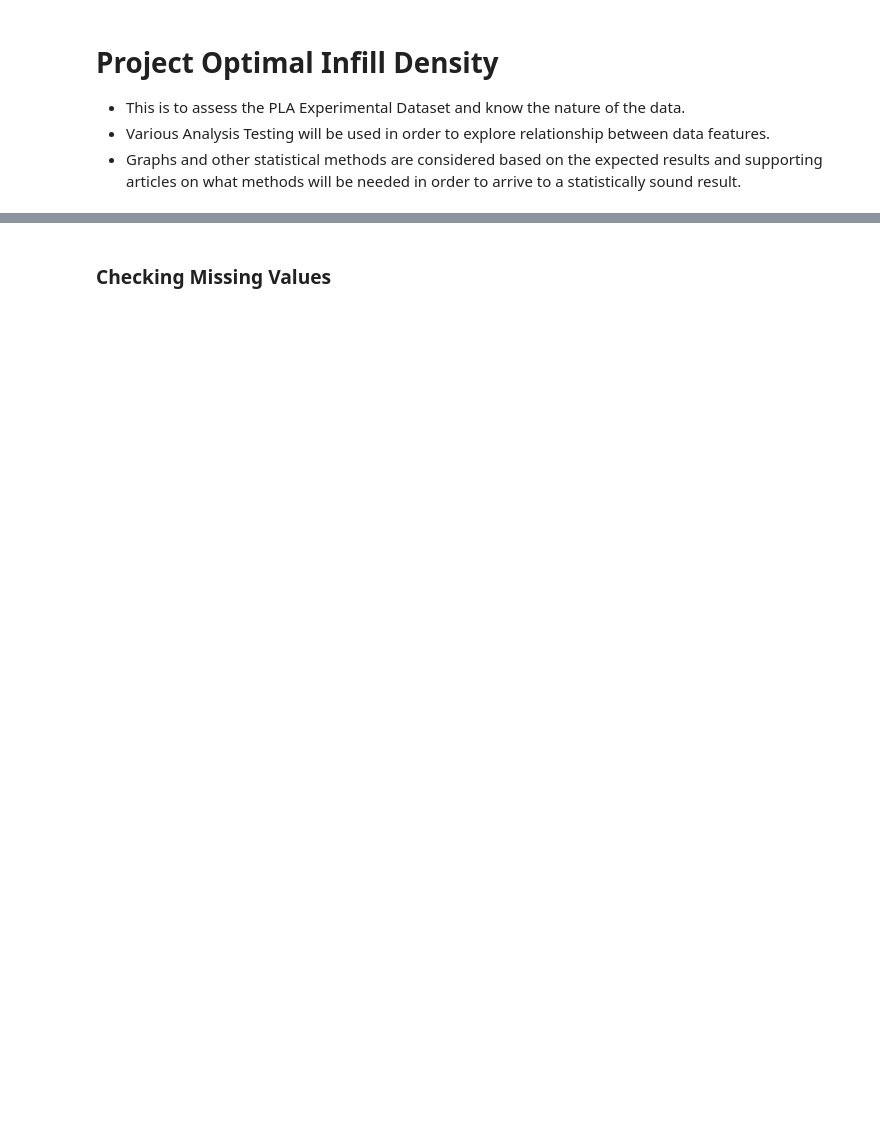
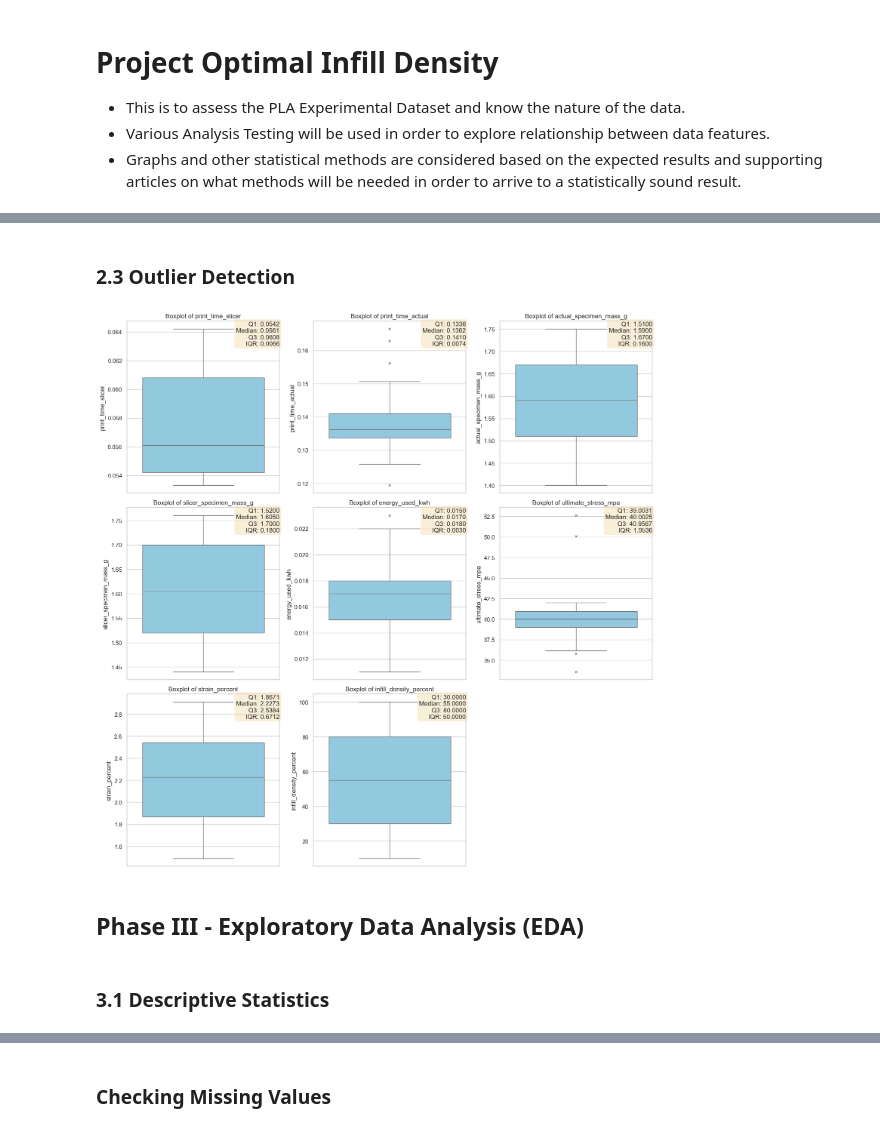
Before and after one commit to t1pen/PROJECT_OID, a Jupyter notebook: Data Analysis.ipynb, the cells around one changed output, grey strips where cells are left out. Cells and saved outputs as stored; diff of their text form; code cells hidden in the pictures; blank space fills up the shorter version.

```diff
--- a/Data Analysis.ipynb
+++ b/Data Analysis.ipynb
@@ -66,0 +90,20 @@ memory usage: 12.5 KB
+# %%
+# Classify columns in to data nature (Independent Variable, Dependent Variable, Control Variable)
+indep_vars = ['infill_density_percent']
+
+dep_vars = ['print_time_slicer',
+            'print_time_actual',
+            'actual_specimen_mass_g',
+            'slicer_specimen_mass_g',
+            'energy_used_kwh',
+            'ultimate_stress_mpa',
+            'strain_percent']
+
+con_vars = ['material_type',
+            'infill_pattern',
+            'layer_height_mm',
+            'nozzle_temp_c',
+            'bed_temp_c',
+            'wall_count',
+            'top_layers',
+            'bottom_layers']
@@ -68,0 +237,58 @@ memory usage: 12.5 KB
+# %% [markdown]
+### 2.3 Outlier Detection
+# %%
+# Boxplot of Dependent Variables
+fig, axes = plt.subplots(3, 3, figsize=(15, 15))
+axes = axes.flatten()
+all_vars = dep_vars + indep_vars
+
+for i, var in enumerate(all_vars):
+    ax = axes[i]
+
+    plt.subplot(3, 3, i + 1)
+    sns.boxplot(
+        y=df[var],
+        color='skyblue',
+        ax=ax,
+        flierprops=dict(markerfacecolor='red', marker='x', markersize=5, linestyle='none')
+        )
+    plt.title(f'Boxplot of {var}')
+
+        # Compute statistics
+    q1 = df[var].quantile(0.25)
+    q2 = df[var].quantile(0.50)
+    q3 = df[var].quantile(0.75)
+    iqr = q3 - q1
+
+    stats_text = (
+        f'Q1: {q1:.4f}\n'
+        f'Median: {q2:.4f}\n'
+        f'Q3: {q3:.4f}\n'
+        f'IQR: {iqr:.4f}'
+    )
+
+    # Stable placement (top-right corner)
+    xlim = ax.get_xlim()
+    ylim = ax.get_ylim()
+
+    ax.text(
+        xlim[1], ylim[1],
+        stats_text,
+        fontsize=12,
+        bbox=dict(boxstyle='round', facecolor='wheat', alpha=0.5),
+        verticalalignment='top',
+        horizontalalignment='right'
+    )
+
+# Hide unused subplots
+for idx in range(len(all_vars), len(axes)):
+    axes[idx].set_visible(False)
+
+plt.tight_layout()
+plt.show()
+# %% [output]
+[figure, added]
+# %% [markdown]
+## Phase III - Exploratory Data Analysis (EDA)
+# %% [markdown]
+### 3.1 Descriptive Statistics
```
Also changed, not shown: parts of 45 cells of this notebook, 7 other files.
